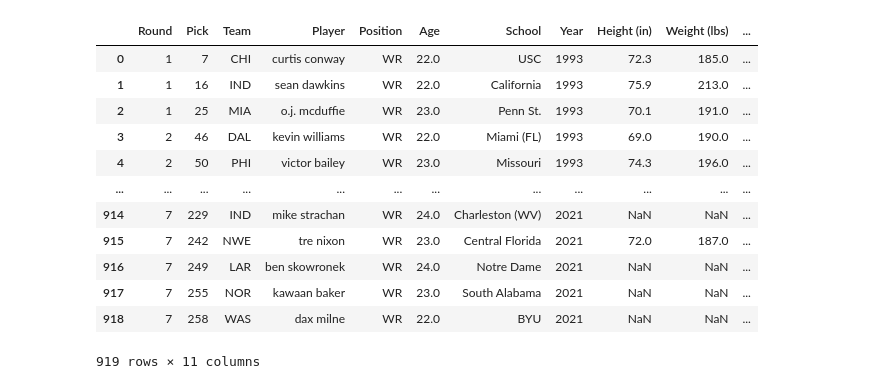
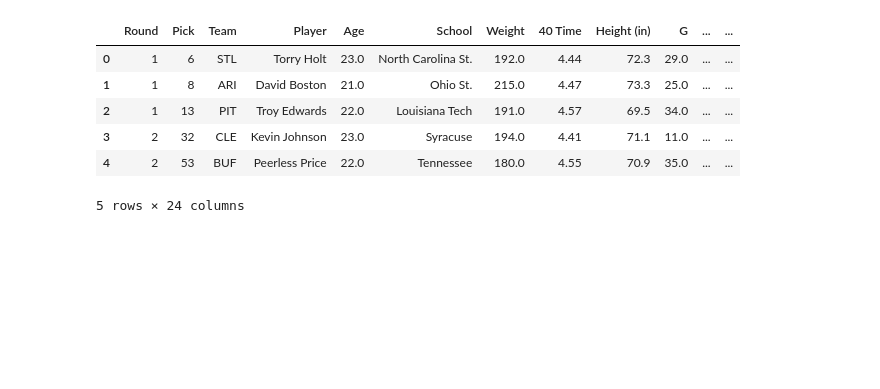
Before and after one commit to billysco/CapstoneFFProject, a Jupyter notebook: Untitled.ipynb, the cells around one changed output. Saved outputs shown, nothing was run; the diff lists cells and outputs as text; code cells hidden in the pictures; blank space fills up the shorter version.

```diff
--- a/Untitled.ipynb
+++ b/Untitled.ipynb
@@ -3,19 +11,13 @@ import pandas as pd
 # %%
-df = pd.read_csv('wr_df.csv')
-df = df.drop(columns=['Unnamed: 0', 'Vert Leap (in)', 'Shuttle', '3Cone'])
+df = pd.read_csv('wr_final.csv')
+df = df.drop(columns=['Unnamed: 0', '3 Cone', 'Shuttle', 'Vertical Jump', 'Position', 'PK', 'Year', 'RushAvg'])
 # %%
-df
+df.head()
 # %% [output]
-|  | Round | Pick | Team | Player | Position | Age | School | Year | Height (in) | Weight (lbs) | ... |
-| 0 | 1 | 7 | CHI | curtis conway | WR | 22.0 | USC | 1993 | 72.3 | 185.0 | ... |
-| 1 | 1 | 16 | IND | sean dawkins | WR | 22.0 | California | 1993 | 75.9 | 213.0 | ... |
-| 2 | 1 | 25 | MIA | o.j. mcduffie | WR | 23.0 | Penn St. | 1993 | 70.1 | 191.0 | ... |
-| 3 | 2 | 46 | DAL | kevin williams | WR | 22.0 | Miami (FL) | 1993 | 69.0 | 190.0 | ... |
-| 4 | 2 | 50 | PHI | victor bailey | WR | 23.0 | Missouri | 1993 | 74.3 | 196.0 | ... |
-| ... | ... | ... | ... | ... | ... | ... | ... | ... | ... | ... | ... |
-| 914 | 7 | 229 | IND | mike strachan | WR | 24.0 | Charleston (WV) | 2021 | NaN | NaN | ... |
-| 915 | 7 | 242 | NWE | tre nixon | WR | 23.0 | Central Florida | 2021 | 72.0 | 187.0 | ... |
-| 916 | 7 | 249 | LAR | ben skowronek | WR | 24.0 | Notre Dame | 2021 | NaN | NaN | ... |
-| 917 | 7 | 255 | NOR | kawaan baker | WR | 23.0 | South Alabama | 2021 | NaN | NaN | ... |
-| 918 | 7 | 258 | WAS | dax milne | WR | 22.0 | BYU | 2021 | NaN | NaN | ... |
+|  | Round | Pick | Team | Player | Age | School | Weight | 40 Time | Height (in) | G | ... | ... |
+| 0 | 1 | 6 | STL | Torry Holt | 23.0 | North Carolina St. | 192.0 | 4.44 | 72.3 | 29.0 | ... | ... |
+| 1 | 1 | 8 | ARI | David Boston | 21.0 | Ohio St. | 215.0 | 4.47 | 73.3 | 25.0 | ... | ... |
+| 2 | 1 | 13 | PIT | Troy Edwards | 22.0 | Louisiana Tech | 191.0 | 4.57 | 69.5 | 34.0 | ... | ... |
+| 3 | 2 | 32 | CLE | Kevin Johnson | 23.0 | Syracuse | 194.0 | 4.41 | 71.1 | 11.0 | ... | ... |
+| 4 | 2 | 53 | BUF | Peerless Price | 22.0 | Tennessee | 180.0 | 4.55 | 70.9 | 35.0 | ... | ... |
-919 rows × 11 columns
+5 rows × 24 columns
```
Also changed, not shown: parts of 30 cells of this notebook, 8 other files.
